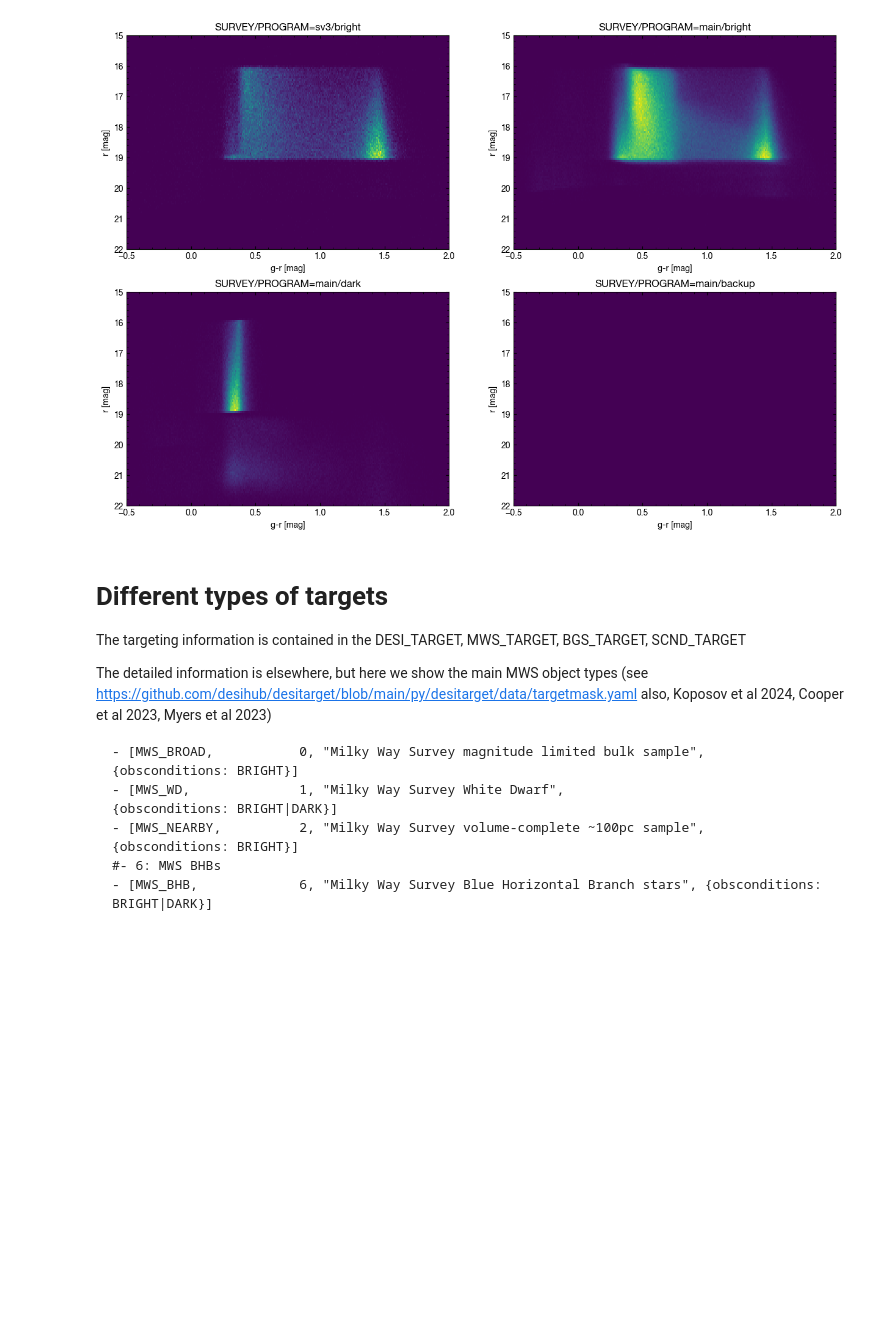
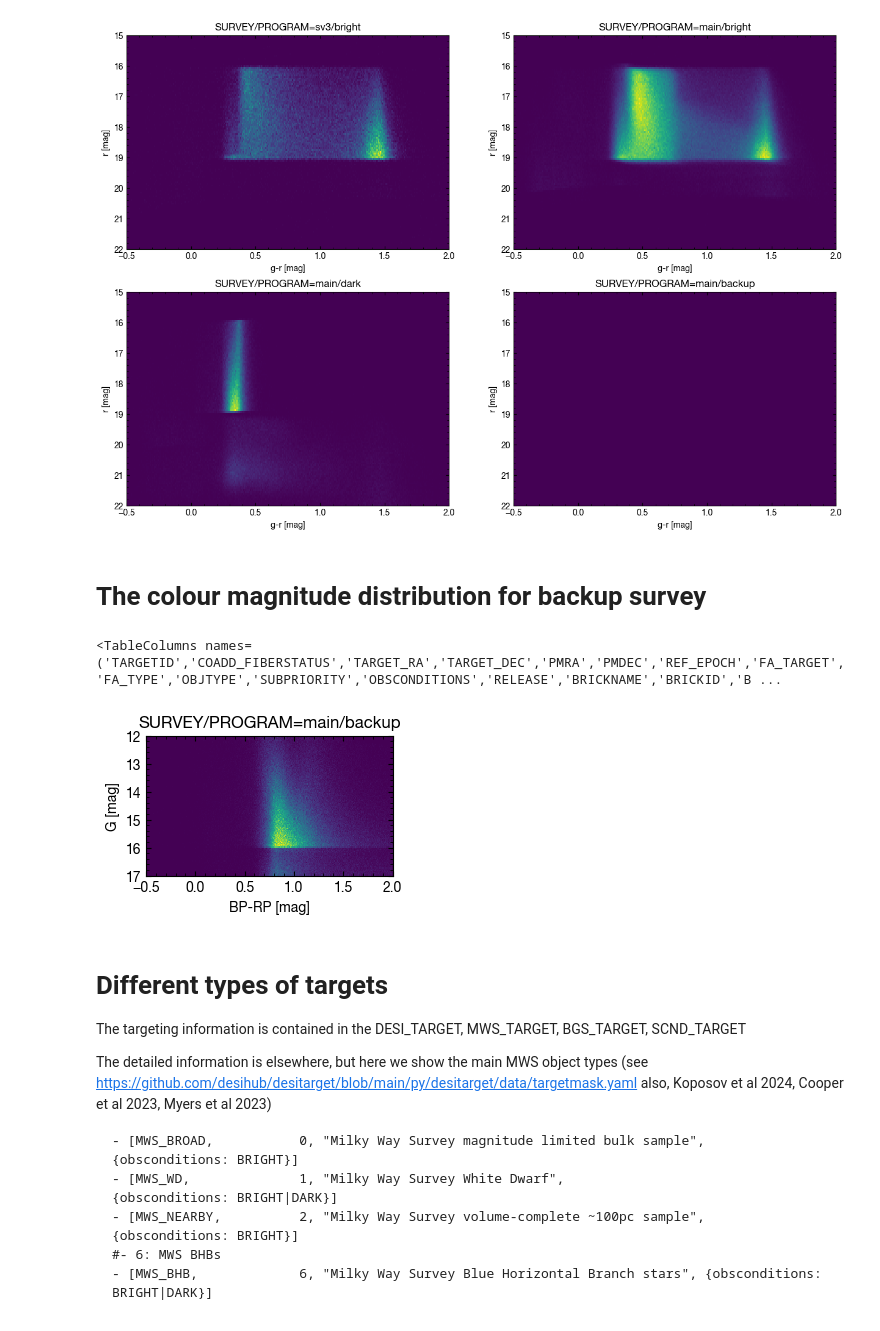
Before and after one commit to desimilkyway/dr1_tutorials, a Jupyter notebook: DR1_tutorial.ipynb, the cells around one changed output. Cells and saved outputs as stored; diff of their text form; code cells hidden in the pictures; blank space fills up the shorter version.

```diff
--- a/DR1_tutorial.ipynb
+++ b/DR1_tutorial.ipynb
@@ -109,24 +128,52 @@ for survey, program in [('sv3','bright'),('main','bright'), ('main','dark'), ('m
 Photometry and targeting infromation is mostly in the FIBERMAP extension
 Note that main/backup was not targeted using legacy survey, therefore it does not have those columns populated
 # %%
-print (FM_T.columns)
+print(FM_T.columns)
 
-plt.figure(1,figsize=(15,10))
-cnt=0
-for survey, program in [('sv3','bright'),('main','bright'), ('main','dark'), ('main','backup')]:
-    cur_sel = main_sel & (RV_T['SURVEY']==survey) & (RV_T['PROGRAM']==program)
-    plt.subplot(2,2,cnt+1)
-    plt.hist2d(-2.5*np.log10(FM_T['FLUX_G'][cur_sel]/FM_T['FLUX_R'][cur_sel]),
-               22.5-2.5*np.log10(FM_T['FLUX_R'][cur_sel]),
-               bins=[360,120],range=[[-0.5,2],[15,22]]);
-    cnt+=1
+plt.figure(1, figsize=(15, 10))
+cnt = 0
+for survey, program in [('sv3', 'bright'), ('main', 'bright'),
+                        ('main', 'dark'), ('main', 'backup')]:
+    cur_sel = main_sel & (RV_T['SURVEY'] == survey) & (RV_T['PROGRAM']
+                                                       == program)
+    plt.subplot(2, 2, cnt + 1)
+    plt.hist2d(-2.5 *
+               np.log10(FM_T['FLUX_G'][cur_sel] / FM_T['FLUX_R'][cur_sel]),
+               22.5 - 2.5 * np.log10(FM_T['FLUX_R'][cur_sel]),
+               bins=[360, 120],
+               range=[[-0.5, 2], [15, 22]])
+    cnt += 1
     plt.title(f'SURVEY/PROGRAM={survey}/{program}')
     plt.xlabel('g-r [mag]')
-    plt.ylim(22,15)
+    plt.ylim(22, 15)
     plt.ylabel('r [mag]');
 # %% [output]
 <TableColumns names=('TARGETID','COADD_FIBERSTATUS','TARGET_RA','TARGET_DEC','PMRA','PMDEC','REF_EPOCH','FA_TARGET','FA_TYPE','OBJTYPE','SUBPRIORITY','OBSCONDITIONS','RELEASE','BRICKNAME','BRICKID','B ...
 [figure]
+# %% [markdown]
+# The colour magnitude distribution for backup survey
+# %%
+print(FM_T.columns)
+
+plt.figure(1, figsize=(7, 4))
+cnt = 0
+for survey, program in [('main', 'backup')]:
+    cur_sel = main_sel & (RV_T['SURVEY'] == survey) & (RV_T['PROGRAM']
+                                                       == program)
+    plt.subplot(2, 2, cnt + 1)
+    plt.hist2d(G_T['PHOT_BP_MEAN_MAG'][cur_sel] -
+               G_T['PHOT_RP_MEAN_MAG'][cur_sel],
+               G_T['PHOT_G_MEAN_MAG'][cur_sel],
+               bins=[360, 120],
+               range=[[-0.5, 2], [12, 17]])
+    cnt += 1
+    plt.title(f'SURVEY/PROGRAM={survey}/{program}')
+    plt.xlabel('BP-RP [mag]')
+    plt.ylim(17, 12)
+    plt.ylabel('G [mag]');
+# %% [output]
+<TableColumns names=('TARGETID','COADD_FIBERSTATUS','TARGET_RA','TARGET_DEC','PMRA','PMDEC','REF_EPOCH','FA_TARGET','FA_TYPE','OBJTYPE','SUBPRIORITY','OBSCONDITIONS','RELEASE','BRICKNAME','BRICKID','B ...
+[figure, added]
 # %% [markdown]
 # Different types of targets
 
```
Also changed, not shown: parts of 12 cells of this notebook, 1 other file.
